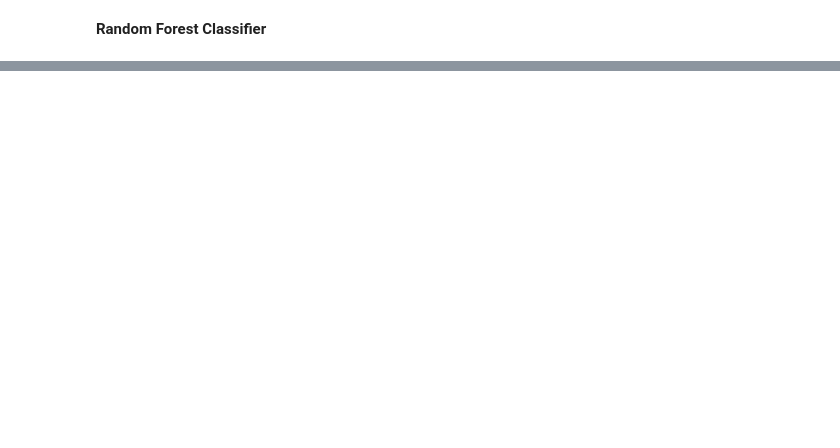
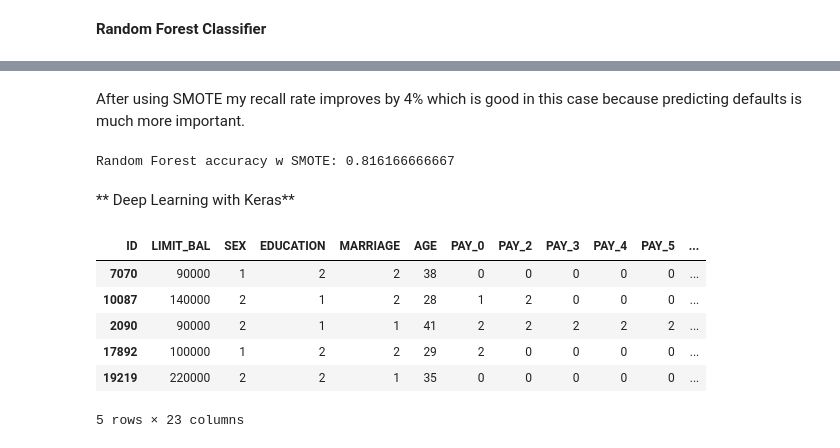
Before and after one commit to Tsolmon17/Springboard-Coursework, a Jupyter notebook: capstone-part1/capstone-part1.ipynb, the cells around one changed output, grey strips where cells are left out. Cells and saved outputs as stored; diff of their text form; code cells hidden in the pictures; blank space fills up the shorter version.

```diff
--- a/capstone-part1/capstone-part1.ipynb
+++ b/capstone-part1/capstone-part1.ipynb
@@ -939,9 +968,20 @@ Decision Tree accuracy 0.724
 # %%
 from sklearn.ensemble import RandomForestClassifier
 
-clf= RandomForestClassifier(n_estimators=300, criterion='gini', max_depth=None, min_samples_split=2, min_samples_leaf=1, min_weight_fraction_leaf=0.0, max_features='auto', max_leaf_nodes=None, bootstrap=True, oob_score=True, n_jobs=1, random_state=1, verbose=0, warm_start=False, class_weight=None)
+clf= RandomForestClassifier(n_estimators=300, criterion='gini', max_depth=None,
+                            min_samples_split=2, min_samples_leaf=1, min_weight_fraction_leaf=0.0,
+                            max_features='auto', max_leaf_nodes=None, bootstrap=True, oob_score=True,
+                            n_jobs=1, random_state=1, verbose=0, warm_start=False, class_weight=None)
+
 clf.fit(X_train,y_train)
 
 accuracy=clf.score(X_test,y_test)
 print("Random Forest accuracy:",accuracy)
+
+# Predict the labels of the test set: y_pred
+y_pred = clf.predict(X_test)
+
+# Compute and print the confusion matrix and classification report
+print(confusion_matrix(y_test, y_pred))
+print(classification_report(y_test, y_pred))
 # %% [output]
@@ -955,0 +1022,19 @@ from pylab import pcolor, show, colorbar, xticks, yticks
+# %% [markdown]
+After using SMOTE my recall rate improves by 4% which is good in this case because predicting defaults is much more important.
+# %%
+accuracy=clf.score(X_test, y_test)
+print("Random Forest accuracy w SMOTE:",accuracy)
+# %% [output]
+Random Forest accuracy w SMOTE: 0.816166666667
+# %% [markdown]
+** Deep Learning with Keras**
+# %%
+X_train.head()
+# %% [output]
+| ID | LIMIT_BAL | SEX | EDUCATION | MARRIAGE | AGE | PAY_0 | PAY_2 | PAY_3 | PAY_4 | PAY_5 | ... |
+| 7070 | 90000 | 1 | 2 | 2 | 38 | 0 | 0 | 0 | 0 | 0 | ... |
+| 10087 | 140000 | 2 | 1 | 2 | 28 | 1 | 2 | 0 | 0 | 0 | ... |
+| 2090 | 90000 | 2 | 1 | 1 | 41 | 2 | 2 | 2 | 2 | 2 | ... |
+| 17892 | 100000 | 1 | 2 | 2 | 29 | 2 | 0 | 0 | 0 | 0 | ... |
+| 19219 | 220000 | 2 | 2 | 1 | 35 | 0 | 0 | 0 | 0 | 0 | ... |
+5 rows × 23 columns
```
Also changed, not shown: parts of 42 cells of this notebook.
